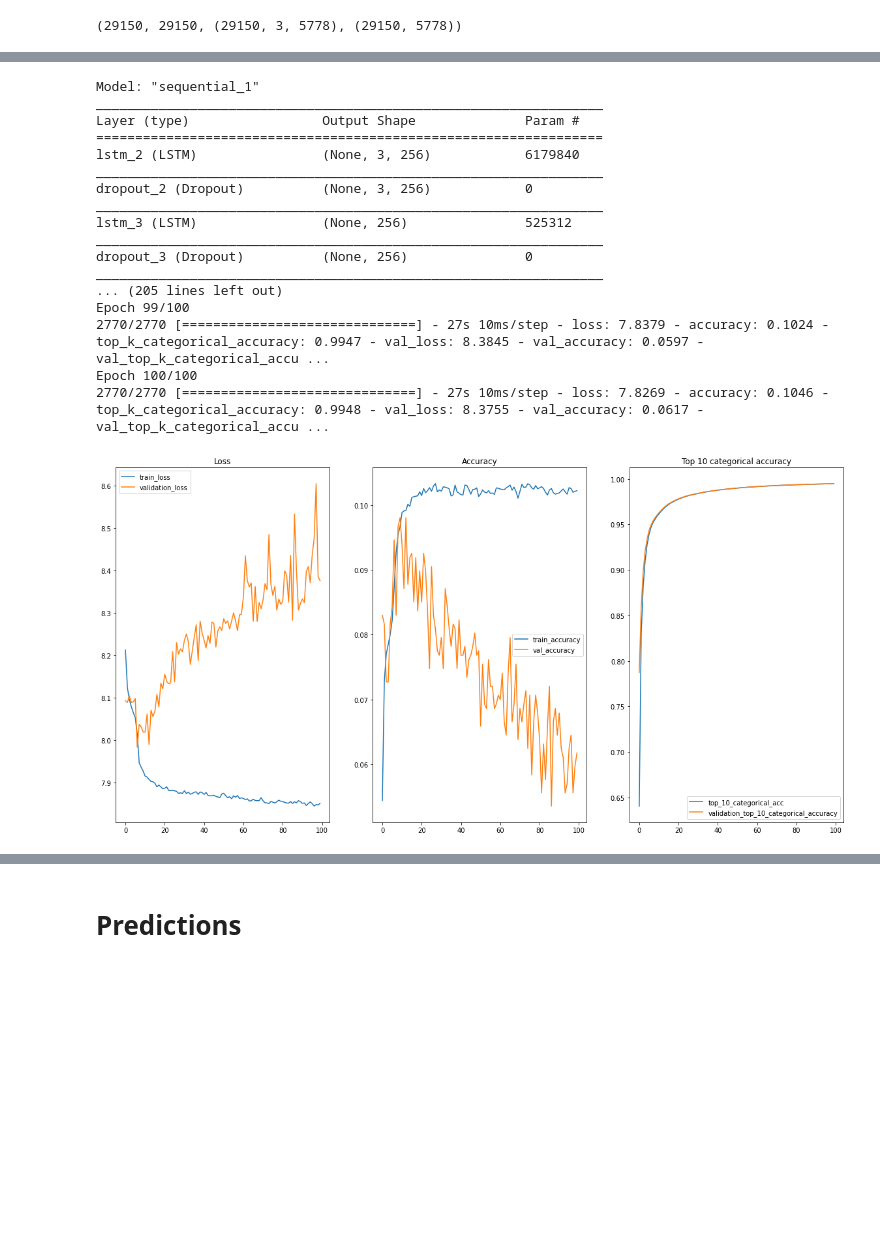
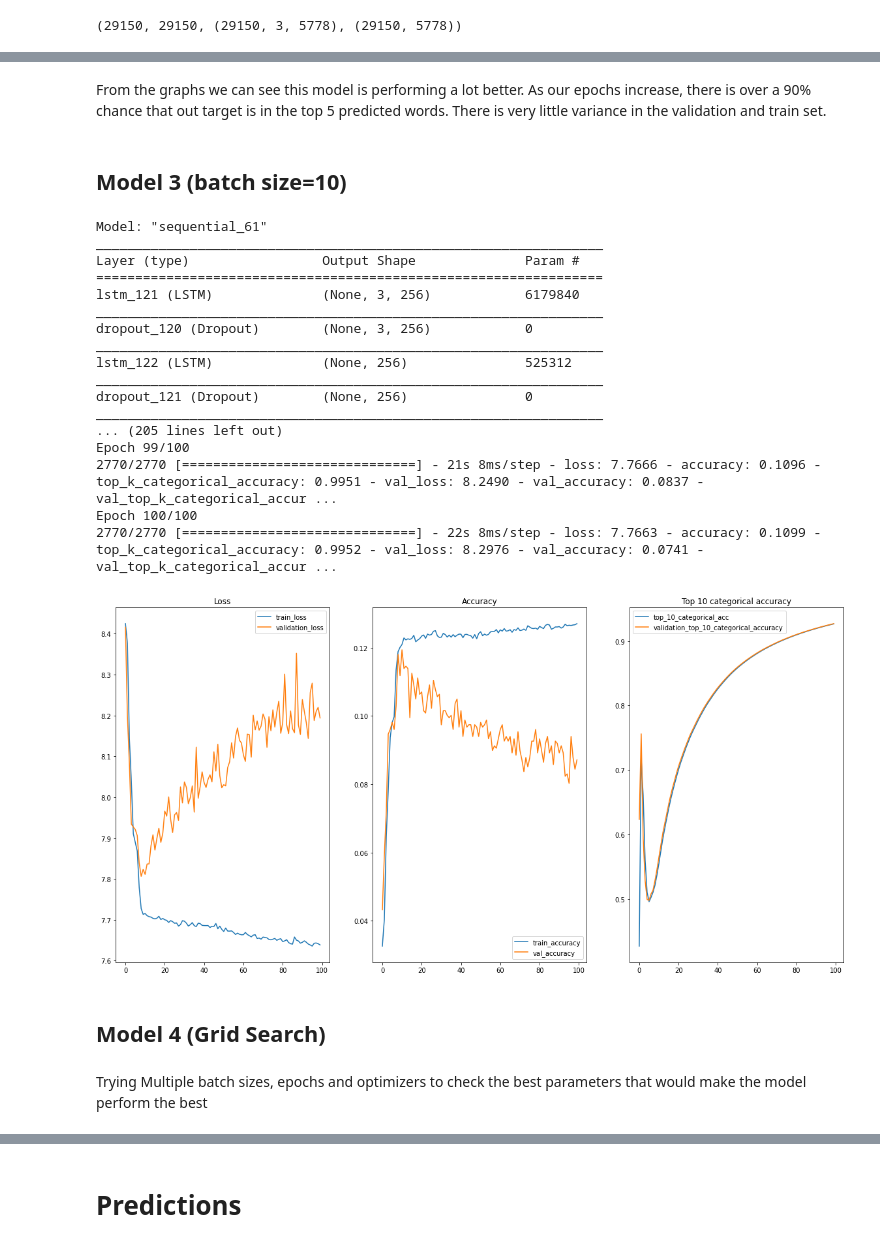
Before and after one commit to VaneezaAhmad/Text-Prediction, a Jupyter notebook: Urdu_predictive_text.ipynb, the cells around one changed output, grey strips where cells are left out. Saved outputs shown, nothing was run; the diff lists cells and outputs as text; code cells hidden in the pictures; blank space fills up the shorter version.

```diff
--- a/Urdu_predictive_text.ipynb
+++ b/Urdu_predictive_text.ipynb
@@ -275,5 +329,5 @@ Non-trainable params: 0
 _________________________________________________________________
 None
 # %%
-results=model.fit(X,y, epochs=100, batch_size=64, validation_split=0.05).history
+results1=model1.fit(X,y, epochs=100, batch_size=64, validation_split=0.05).history
 # %% [output]
@@ -348,38 +437,42 @@ graph(results)
+# %% [markdown]
+From the graphs we can see this model is performing a lot better. As our epochs increase, there is over a 90% chance that out target is in the top 5 predicted words. There is very little variance in the validation and train set.
+# %% [markdown]
+## Model 3 (batch size=10)
 # %%
 #batch size=10, lr=0.001(best)
 
-model = Sequential()
-model.add(LSTM(256, input_shape=(X.shape[1], X.shape[2]), return_sequences=True))
-model.add(Dropout(0.2))
-model.add(LSTM(256))
-model.add(Dropout(0.3))
-model.add(Dense(y.shape[1], activation='relu'))
-model.add(Activation("softmax"))
-print(model.summary())
+model3 = Sequential()
+model3.add(LSTM(256, input_shape=(X.shape[1], X.shape[2]), return_sequences=True))
+model3.add(Dropout(0.2))
+model3.add(LSTM(256))
+model3.add(Dropout(0.3))
+model3.add(Dense(y.shape[1], activation='relu'))
+model3.add(Activation("softmax"))
+print(model3.summary())
 
 optimizer = RMSprop(learning_rate=0.001)
 
-model.compile(optimizer=optimizer, loss="categorical_crossentropy", metrics=["accuracy", tf.keras.metrics.TopKCategoricalAccuracy(k=5)])
+model3.compile(optimizer=optimizer, loss="categorical_crossentropy", metrics=["accuracy", tf.keras.metrics.TopKCategoricalAccuracy(k=5)])
 
 early_stop = EarlyStopping(monitor='val_loss', min_delta=1e-1,
                            verbose=1,
                            mode='min', patience=5)
-results=model.fit(X,y, epochs=100, batch_size=10, validation_split=0.05).history
+results3=model3.fit(X,y, epochs=100, batch_size=10, validation_split=0.05).history
 # %% [output]
-Model: "sequential_1"
+Model: "sequential_61"
 _________________________________________________________________
 Layer (type)                 Output Shape              Param #
 =================================================================
-lstm_2 (LSTM)                (None, 3, 256)            6179840
+lstm_121 (LSTM)              (None, 3, 256)            6179840
 _________________________________________________________________
-dropout_2 (Dropout)          (None, 3, 256)            0
+dropout_120 (Dropout)        (None, 3, 256)            0
 _________________________________________________________________
-lstm_3 (LSTM)                (None, 256)               525312
+lstm_122 (LSTM)              (None, 256)               525312
 _________________________________________________________________
-dropout_3 (Dropout)          (None, 256)               0
+dropout_121 (Dropout)        (None, 256)               0
 _________________________________________________________________
 ... (205 lines left out)
 Epoch 99/100
-2770/2770 [==============================] - 27s 10ms/step - loss: 7.8379 - accuracy: 0.1024 - top_k_categorical_accuracy: 0.9947 - val_loss: 8.3845 - val_accuracy: 0.0597 - val_top_k_categorical_accu ...
+2770/2770 [==============================] - 21s 8ms/step - loss: 7.7666 - accuracy: 0.1096 - top_k_categorical_accuracy: 0.9951 - val_loss: 8.2490 - val_accuracy: 0.0837 - val_top_k_categorical_accur ...
 Epoch 100/100
-2770/2770 [==============================] - 27s 10ms/step - loss: 7.8269 - accuracy: 0.1046 - top_k_categorical_accuracy: 0.9948 - val_loss: 8.3755 - val_accuracy: 0.0617 - val_top_k_categorical_accu ...
+2770/2770 [==============================] - 22s 8ms/step - loss: 7.7663 - accuracy: 0.1099 - top_k_categorical_accuracy: 0.9952 - val_loss: 8.2976 - val_accuracy: 0.0741 - val_top_k_categorical_accur ...
@@ -386,4 +482,4 @@ Epoch 100/100
 # %%
-graph(results)
+graph(results3)
 # %% [output]
-[figure, old version]
+[figure, new version]
@@ -392,3 +486,7 @@ graph(results)
+# %% [markdown]
+## Model 4 (Grid Search)
+# %% [markdown]
+Trying Multiple batch sizes, epochs and optimizers to check the best parameters that would make the model perform the best
 # %%
 def model(optimizer="RMSprop(learning_rate=0.001)"):
   model = Sequential()
```
Also changed, not shown: parts of 74 cells of this notebook.
